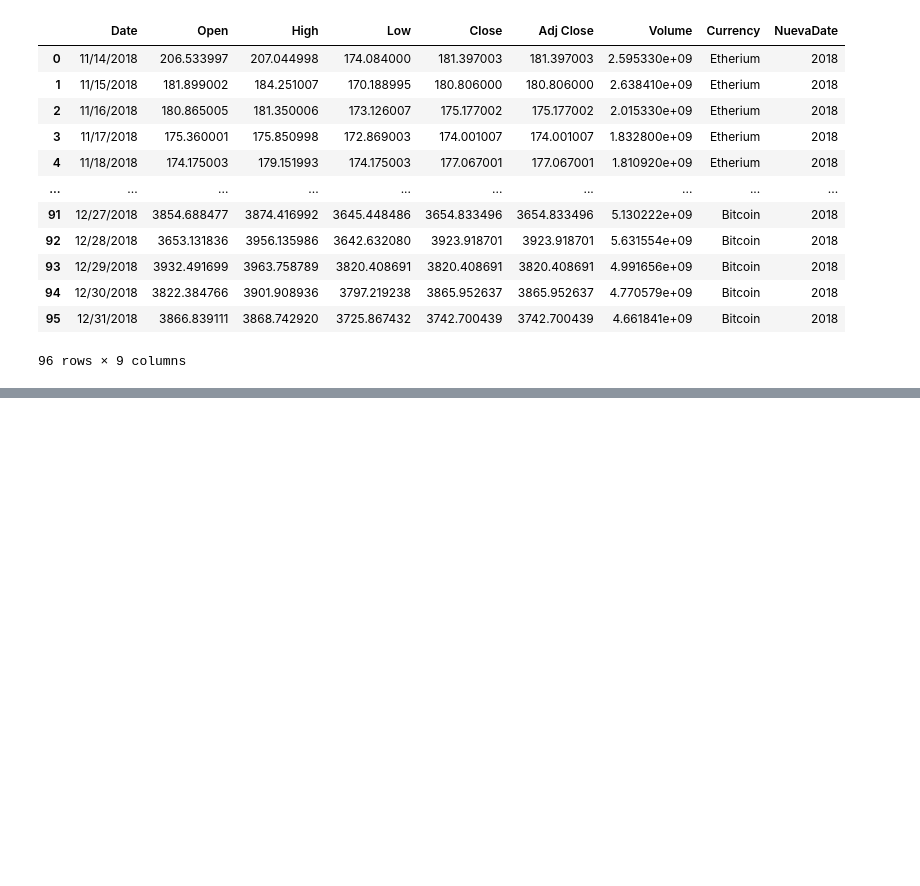
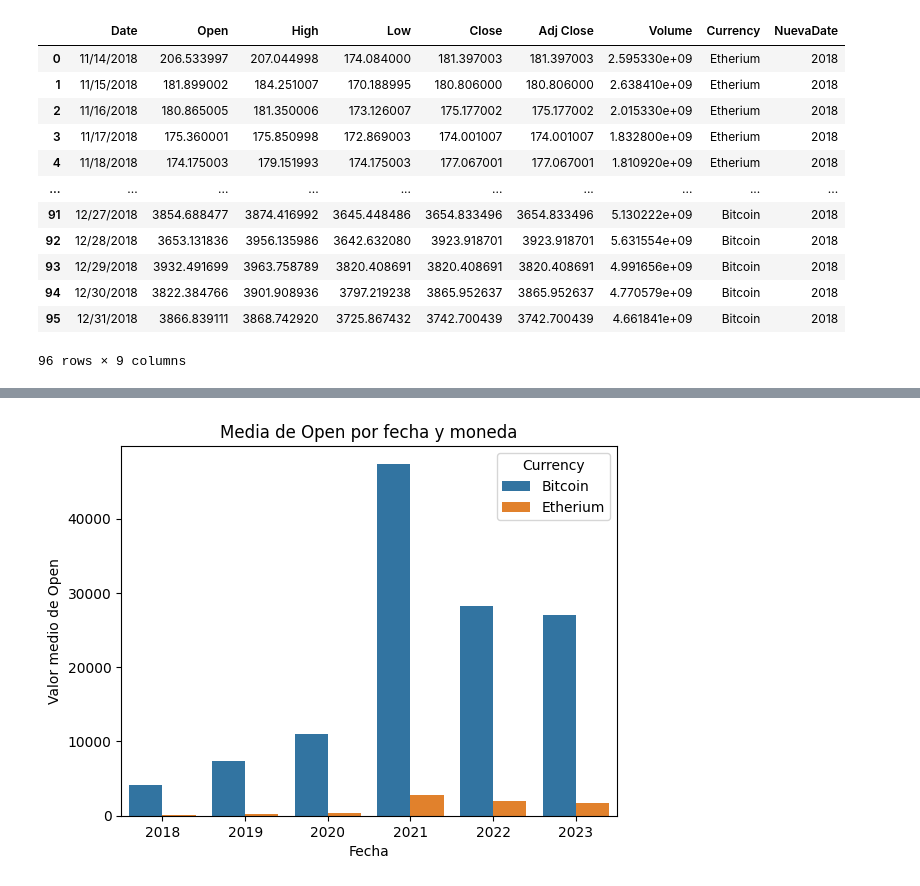
Before and after one commit to ClauRozasG/Data-Visualization-Crypto, a Jupyter notebook: Crypto.ipynb, the cells around one changed output, grey strips where cells are left out. Cells and saved outputs as stored; diff of their text form; code cells hidden in the pictures; blank space fills up the shorter version.

```diff
--- a/Crypto.ipynb
+++ b/Crypto.ipynb
@@ -156,0 +151,9 @@ en ese gráfico podemos observar que en el 2018, Etherium era de las bitcoin má
+# %%
+grupo = df.groupby(['NuevaDate', 'Currency'])['Open'].mean().reset_index()
+sns.barplot(x='NuevaDate', y='Open', hue='Currency', data=grupo)
+plt.xlabel('Fecha')
+plt.ylabel('Valor medio de Open')
+plt.title('Media de Open por fecha y moneda')
+plt.show()
+# %% [output]
+[figure, added]
```
Also changed, not shown: parts of 10 cells of this notebook.
